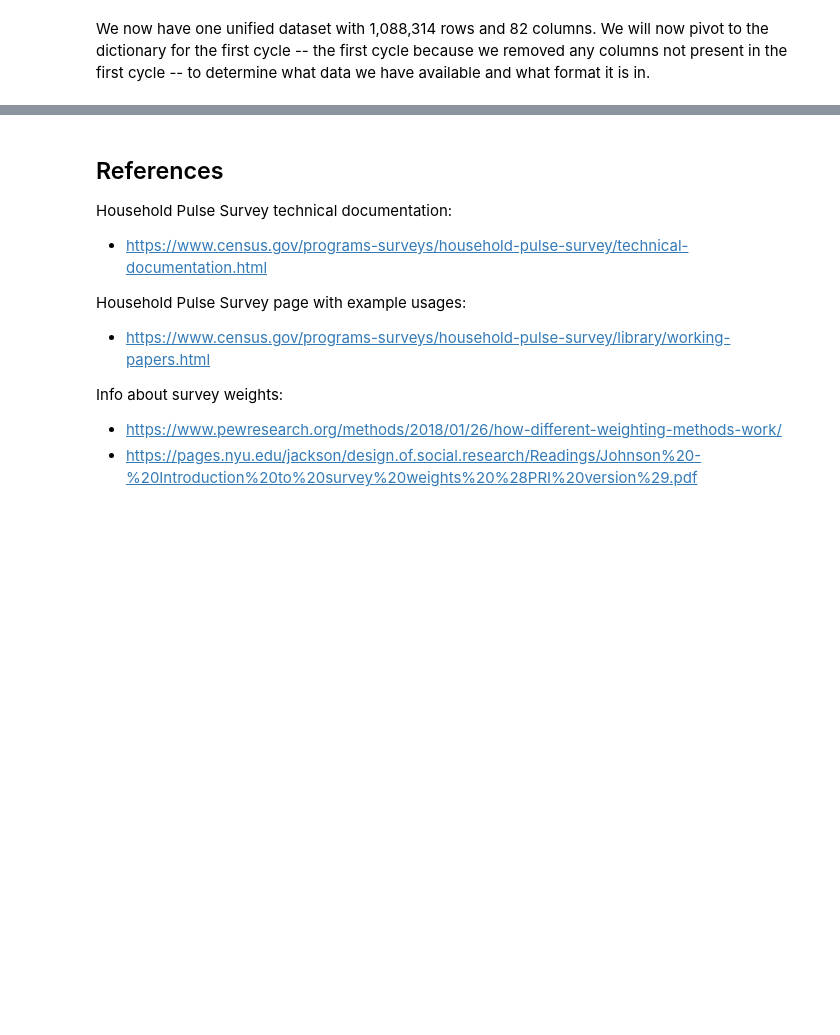
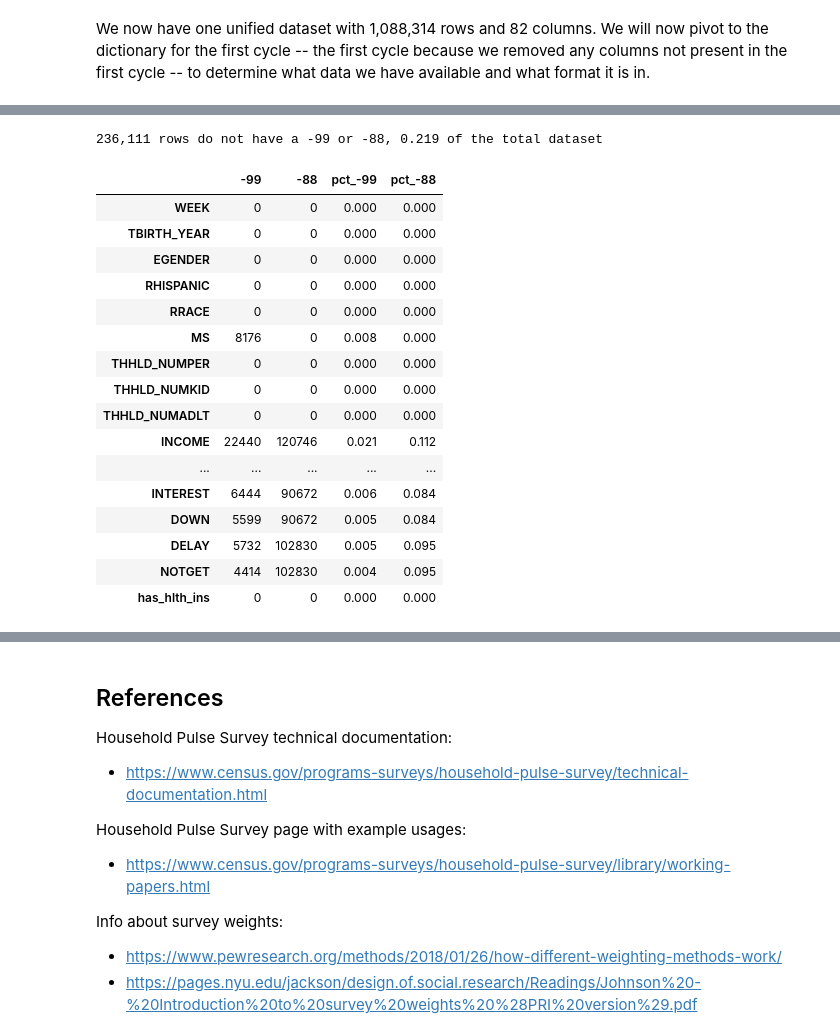
Before and after one commit to jhleakakos/msds-unsupervised-learning-final, a Jupyter notebook: even_more_surveys.ipynb, the cells around one changed output, grey strips where cells are left out. Drawn from its saved outputs; the diff is of its cells as text; code cells hidden in the pictures; blank space fills up the shorter version.

```diff
--- a/even_more_surveys.ipynb
+++ b/even_more_surveys.ipynb
@@ -317,0 +457,34 @@ Another area we could explore is if we want to reduce the feature space. If so,
+# %%
+# Check how many rows have all of their values not equal to -99 and not equal to -88
+print(f'{df[df.ne(-99).all(1) & df.ne(-88).all(1)].shape[0]:,} rows do not have a -99 or -88, '
+      f'{df[df.ne(-99).all(1) & df.ne(-88).all(1)].shape[0] / df.shape[0]:.3f} of the total dataset')
+
+# Count of -99s and -88s per feature
+bad_99_88 = pd.concat([
+    df[df == -99].count()
+    , df[df == -88].count()
+    ], axis=1
+)
+bad_99_88.columns = ['-99', '-88']
+bad_99_88['pct_-99'] = np.round(bad_99_88['-99'] / df.shape[0], 3)
+bad_99_88['pct_-88'] = np.round(bad_99_88['-88'] / df.shape[0], 3)
+bad_99_88
+# %% [output]
+236,111 rows do not have a -99 or -88, 0.219 of the total dataset
+|  | -99 | -88 | pct_-99 | pct_-88 |
+| WEEK | 0 | 0 | 0.000 | 0.000 |
+| TBIRTH_YEAR | 0 | 0 | 0.000 | 0.000 |
+| EGENDER | 0 | 0 | 0.000 | 0.000 |
+| RHISPANIC | 0 | 0 | 0.000 | 0.000 |
+| RRACE | 0 | 0 | 0.000 | 0.000 |
+| MS | 8176 | 0 | 0.008 | 0.000 |
+| THHLD_NUMPER | 0 | 0 | 0.000 | 0.000 |
+| THHLD_NUMKID | 0 | 0 | 0.000 | 0.000 |
+| THHLD_NUMADLT | 0 | 0 | 0.000 | 0.000 |
+| INCOME | 22440 | 120746 | 0.021 | 0.112 |
+| ... | ... | ... | ... | ... |
+| INTEREST | 6444 | 90672 | 0.006 | 0.084 |
+| DOWN | 5599 | 90672 | 0.005 | 0.084 |
+| DELAY | 5732 | 102830 | 0.005 | 0.095 |
+| NOTGET | 4414 | 102830 | 0.004 | 0.095 |
+| has_hlth_ins | 0 | 0 | 0.000 | 0.000 |
```
Also changed, not shown: parts of 21 cells of this notebook.
